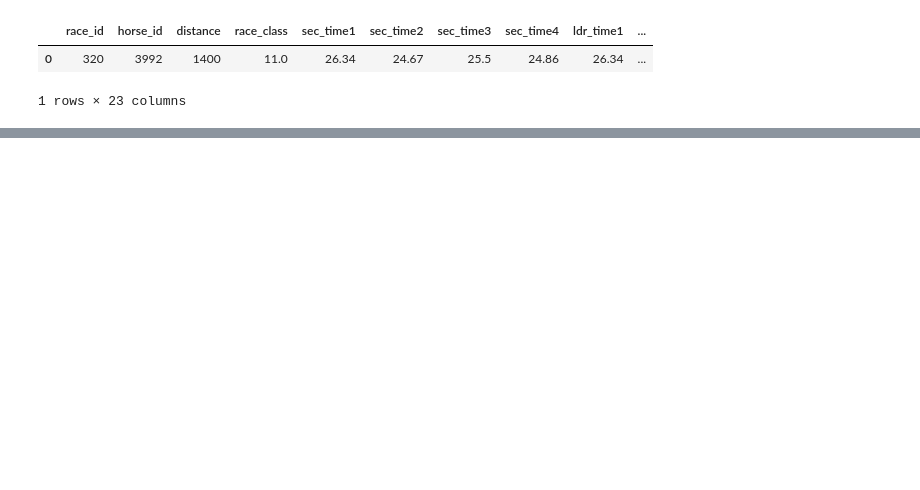
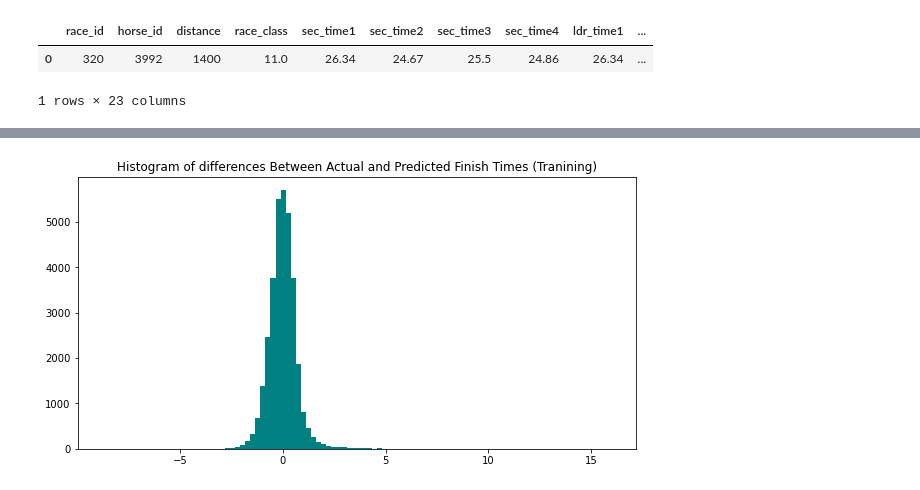
Before and after one commit to 22bipp22/Final_project, a Jupyter notebook: the_model_works.ipynb, the cells around one changed output, grey strips where cells are left out. Cells and saved outputs as stored; diff of their text form; code cells hidden in the pictures; blank space fills up the shorter version.

```diff
--- a/the_model_works.ipynb
+++ b/the_model_works.ipynb
@@ -180,0 +206,18 @@ print(f"The WINNER is Horse Number {race_rank[0][1]}")
+# %%
+predictions_list = horse_model_best.predict(X_train_scaled_best)
+actual_list = y_train_best.tolist()
+# %%
+difference = []
+# %%
+zipped_list = zip(actual_list, predictions_list)
+for l1_i, l2_i in zipped_list:
+    difference.append(l1_i - l2_i)
+# %%
+diff_df = pd.DataFrame({ "Differences": difference})
+# %%
+fig = plt.figure(figsize=(10,5))
+plt.hist(diff_df, bins=100, color='teal')
+plt.title('Histogram of differences Between Actual and Predicted Finish Times (Tranining)')
+fig.savefig('trainhist.jpg', bbox_inches='tight', dpi=150)
+# %% [output]
+[figure, added]
```
Also changed, not shown: parts of 22 cells of this notebook.
